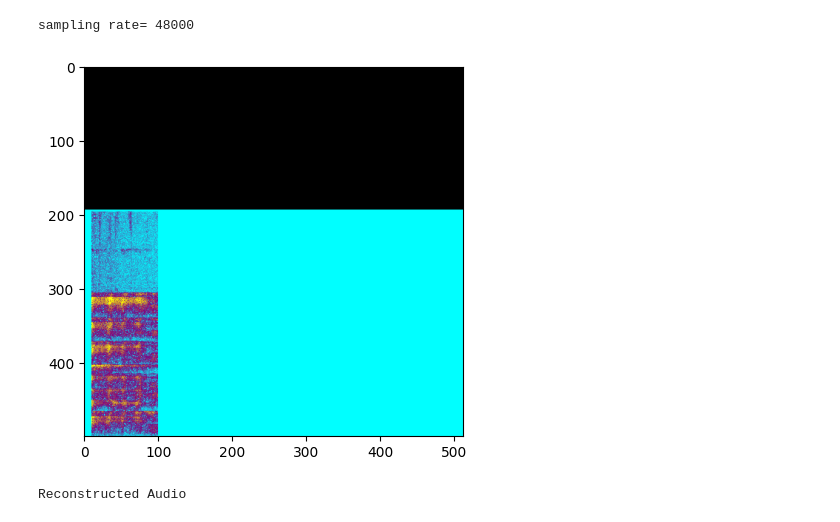
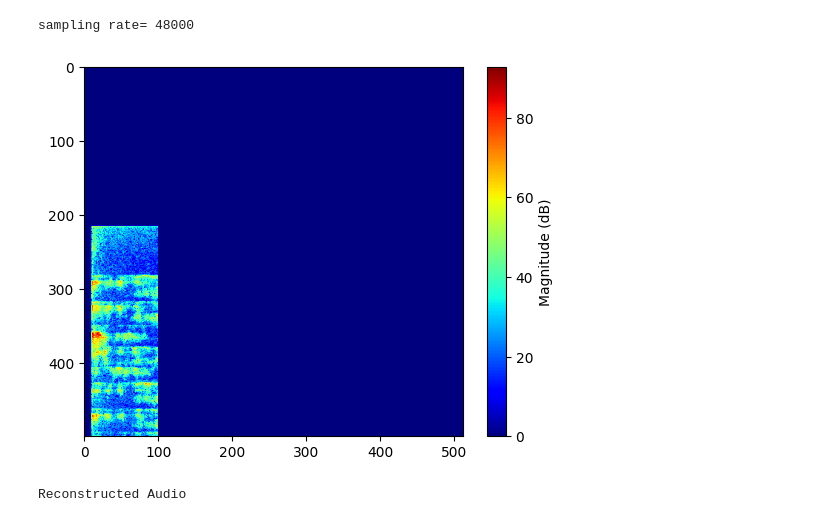
Before and after one commit to TUIlmenauAMS/MRSP_Tutorials, a Jupyter notebook: MRSP_LDFB.ipynb, the cells around one changed output. Cells and saved outputs as stored; diff of their text form; code cells hidden in the pictures.

```diff
--- a/MRSP_LDFB.ipynb
+++ b/MRSP_LDFB.ipynb
@@ -843,42 +846,45 @@ for i in range(0, len(samples), CHUNK):
         break
     y = MDCT(chunk)
 
     #yfilt is the processed subbands, processing goes here:
     #yfilt=y
     yfilt=np.zeros(N)
     yfilt[10:100]=y[10:100] #only keep subbands no 10 to 100, as a bandpass filter
     #yfilt[1]=y[1]*8
     #yfilt[0:1024]=y[0:1024]
 
     # Waterfall color mapping
     R = 0.25 * np.log((np.abs(yfilt / np.sqrt(fftlen)) + 1)) / np.log(10.0)
 
     # Red frame
-    frame[rows - 1, :, 2] = R
+    frame[rows - 1, :, 2] = R #magnitude spectrum for red component
     # Green frame
-    frame[rows - 1, :, 1] = np.abs(1 - 2 * R)
+    frame[rows - 1, :, 1] = np.abs(1 - 2 * R) #non-linear function for coloring
     # Blue frame
-    frame[rows - 1, :, 0] = 1.0 - R
+    frame[rows - 1, :, 0] = 1.0 - R #non-linear function for coloring
 
-    # Display the resulting frame
-    if i%10 == 0:
+    # Display the resulting frame every few loops
+    if i%5 == 0:
         #output.clear()
         #cv2_imshow(frame*255)
-        plt.imshow(np.flip(np.clip(frame, 0, 1), axis=2)) #reverse ordering of primary color dimension from OpenCV
-        plt.show()
+        #plt.clf()
+        #plt.imshow(np.flip(np.clip(frame, 0, 1), axis=2)) #reverse ordering of primary color dimension from OpenCV
+        plt.imshow(20*4*frame[:,:,2], cmap='jet') #use cmap for coloring
+        plt.colorbar(label='Magnitude (dB)')
         #time.sleep(.2)
+        plt.pause(0.001)
         clear_output(wait=True)
 
 
     # Inverse/synthesis MDCT
     xrek = MDCTinv(yfilt).astype(int)
     xrek = np.clip(xrek, -32000, 32000)
 
     playback=np.concatenate((playback,xrek))
-
+#plt.show()
 sf.write('output.wav',playback/32000,sr) #normalize sound samples to range -1..+1
 # %% [output]
-[figure, old version]
+[figure, new version]
 # %%
 print("Reconstructed Audio")
 ipd.Audio('output.wav', autoplay=True)
```
Also changed, not shown: parts of 1 cell of this notebook.
